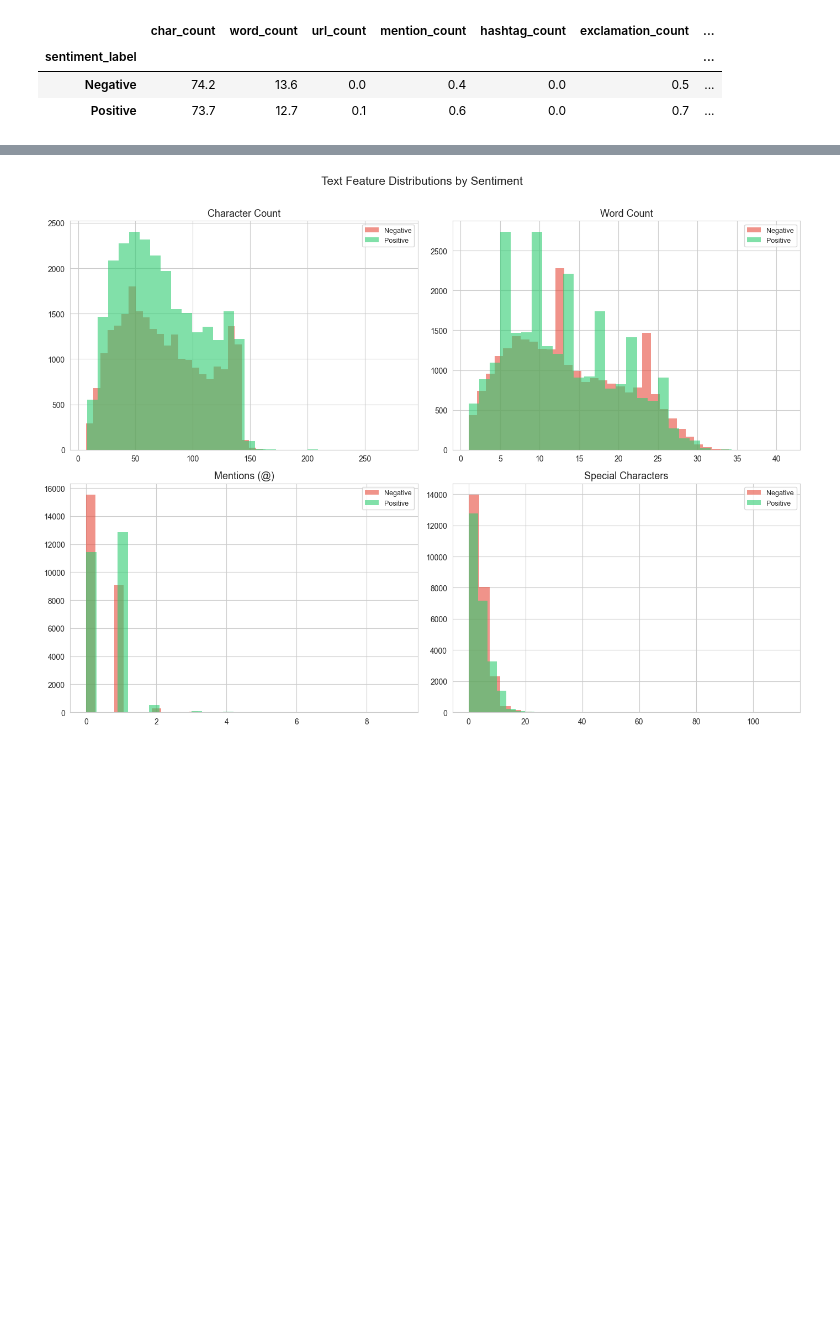
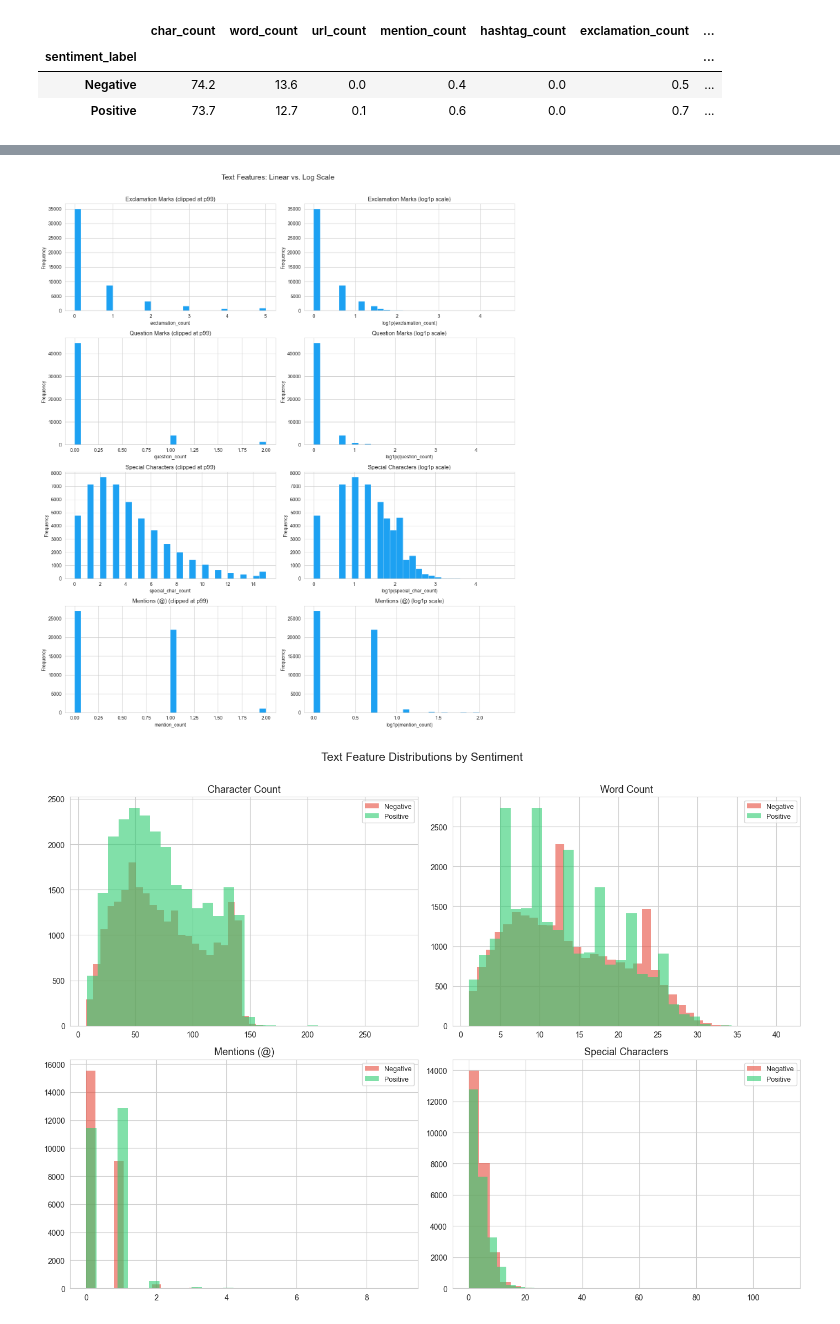
Before and after one commit to royboker/yaniv-data-science-final-project, a Jupyter notebook: notebooks/phase1_sentiment140.ipynb, the cells around one changed output, grey strips where cells are left out. Saved outputs shown, nothing was run; the diff lists cells and outputs as text; code cells hidden in the pictures; blank space fills up the shorter version.

```diff
--- a/notebooks/phase1_sentiment140.ipynb
+++ b/notebooks/phase1_sentiment140.ipynb
@@ -199,3 +227,31 @@ Text statistics by sentiment:
+# %%
+# Log-scale comparison for skewed text features
+log_cols = ['exclamation_count', 'question_count', 'special_char_count', 'mention_count']
+log_titles = ['Exclamation Marks', 'Question Marks', 'Special Characters', 'Mentions (@)']
+
+fig, axes = plt.subplots(len(log_cols), 2, figsize=(14, 4 * len(log_cols)))
+
+for row, (col, title) in enumerate(zip(log_cols, log_titles)):
+    # Original distribution (clipped at p99)
+    cap = df[col].quantile(0.99)
+    axes[row, 0].hist(df[col].clip(upper=cap), bins=30,
+                      color='#1DA1F2', edgecolor='white', linewidth=0.3)
+    axes[row, 0].set_title(f'{title} (clipped at p99)', fontsize=12)
+    axes[row, 0].set_xlabel(col)
+    axes[row, 0].set_ylabel('Frequency')
+
+    # Log1p distribution
+    axes[row, 1].hist(np.log1p(df[col]), bins=30,
+                      color='#1DA1F2', edgecolor='white', linewidth=0.3)
+    axes[row, 1].set_title(f'{title} (log1p scale)', fontsize=12)
+    axes[row, 1].set_xlabel(f'log1p({col})')
+    axes[row, 1].set_ylabel('Frequency')
+
+plt.suptitle('Text Features: Linear vs. Log Scale', fontsize=15, y=1.01)
+plt.tight_layout()
+plt.show()
+# %% [output]
+[figure, added]
 # %%
 fig, axes = plt.subplots(2, 2, figsize=(14, 10))
 
```
Also changed, not shown: parts of 8 cells of this notebook.
